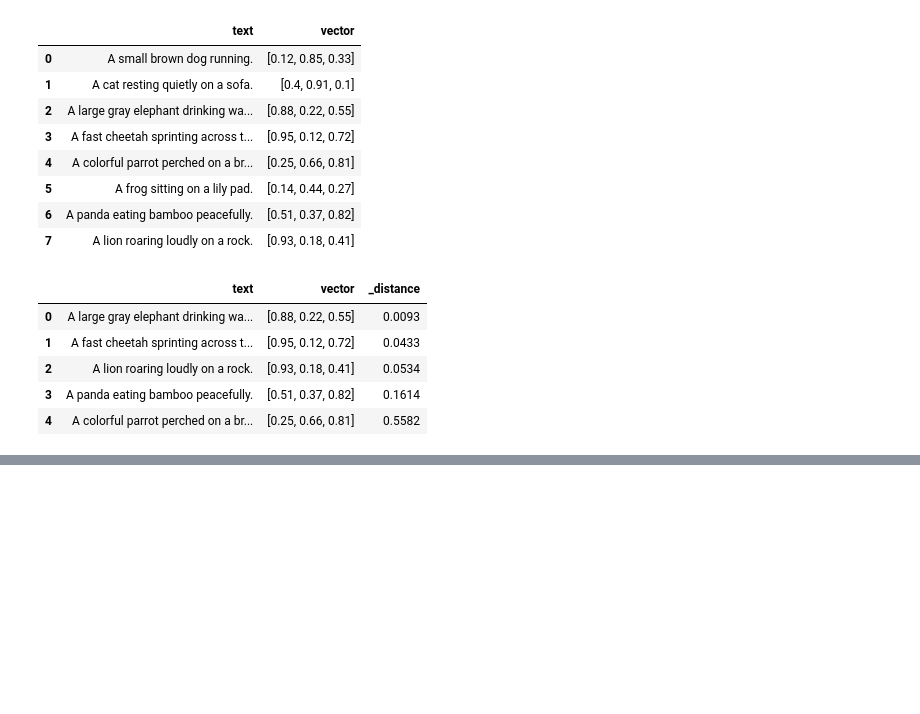
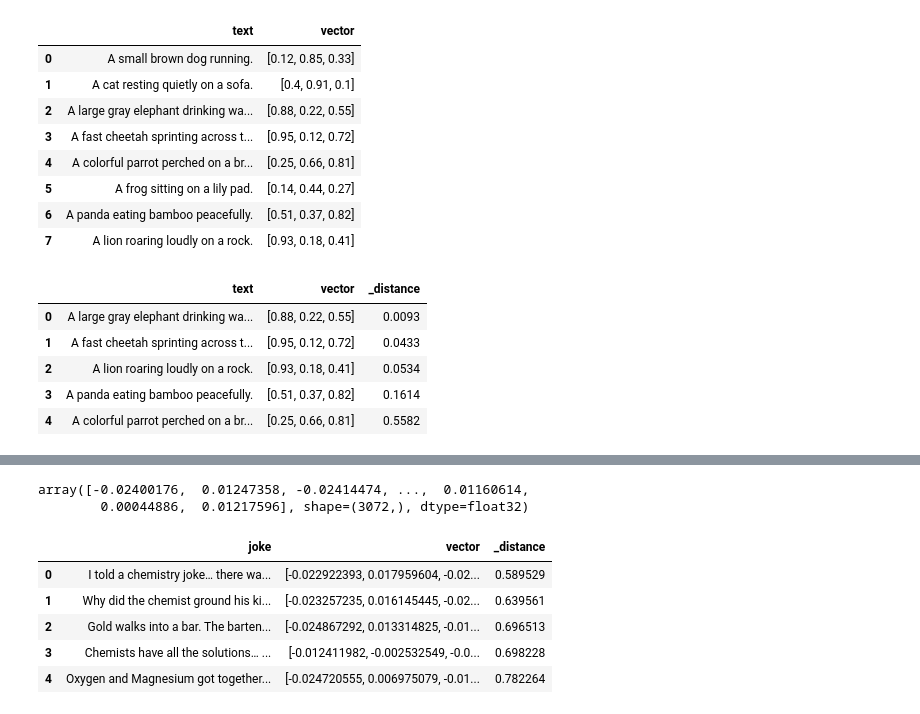
Before and after one commit to katryl-yh/ai_engineering_katrin_rylander_de24, a Jupyter notebook: 09_lancedb_vector_database/lancedb_explorations.ipynb, the cells around one changed output, grey strips where cells are left out. Cells and saved outputs as stored; diff of their text form; code cells hidden in the pictures; blank space fills up the shorter version.

```diff
--- a/09_lancedb_vector_database/lancedb_explorations.ipynb
+++ b/09_lancedb_vector_database/lancedb_explorations.ipynb
@@ -141,0 +180,8 @@ vector_db["animals"].search(query_vector).limit(5).to_pandas()
+# %%
+import pandas as pd
+
+with open("jokes.json", encoding="utf-8") as file:
+    jokes_data = json.loads(file.read())
+
+df_jokes = pd.DataFrame(jokes_data).rename({"jokes":"joke"}, axis=1)
+df_jokes.head()
@@ -141,0 +195,2 @@ vector_db["animals"].search(query_vector).limit(5).to_pandas()
+# %%
+vector_db["jokes"].add(df_jokes)
@@ -141,0 +208,14 @@ vector_db["animals"].search(query_vector).limit(5).to_pandas()
+# %%
+vector_db["jokes"].to_pandas().iloc[0]["vector"]
+# %% [output]
+array([-0.02400176,  0.01247358, -0.02414474, ...,  0.01160614,
+        0.00044886,  0.01217596], shape=(3072,), dtype=float32)
+# %%
+vector_db["jokes"].search("tell me a few chemistry jokes").limit(5).to_pandas()
+# %% [output]
+|  | joke | vector | _distance |
+| 0 | I told a chemistry joke… there wa... | [-0.022922393, 0.017959604, -0.02... | 0.589529 |
+| 1 | Why did the chemist ground his ki... | [-0.023257235, 0.016145445, -0.02... | 0.639561 |
+| 2 | Gold walks into a bar. The barten... | [-0.024867292, 0.013314825, -0.01... | 0.696513 |
+| 3 | Chemists have all the solutions… ... | [-0.012411982, -0.002532549, -0.0... | 0.698228 |
+| 4 | Oxygen and Magnesium got together... | [-0.024720555, 0.006975079, -0.01... | 0.782264 |
```
Also changed, not shown: parts of 10 cells of this notebook, 2 other files.
